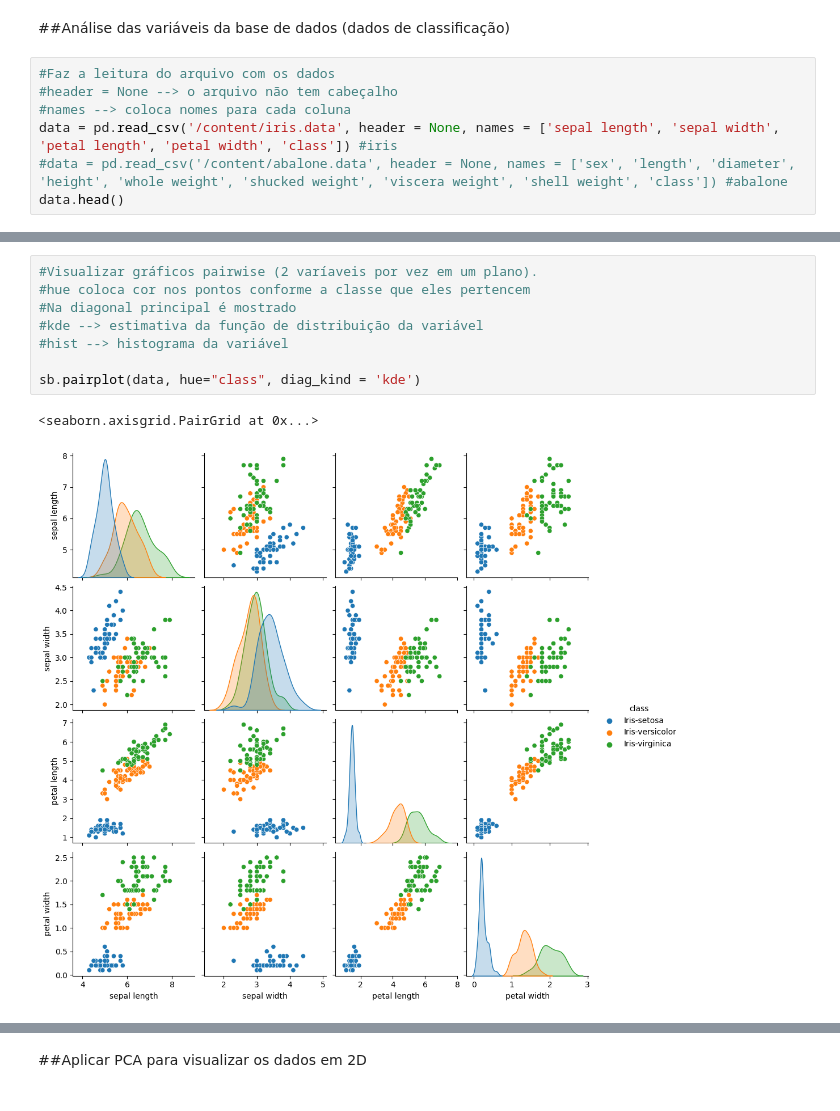
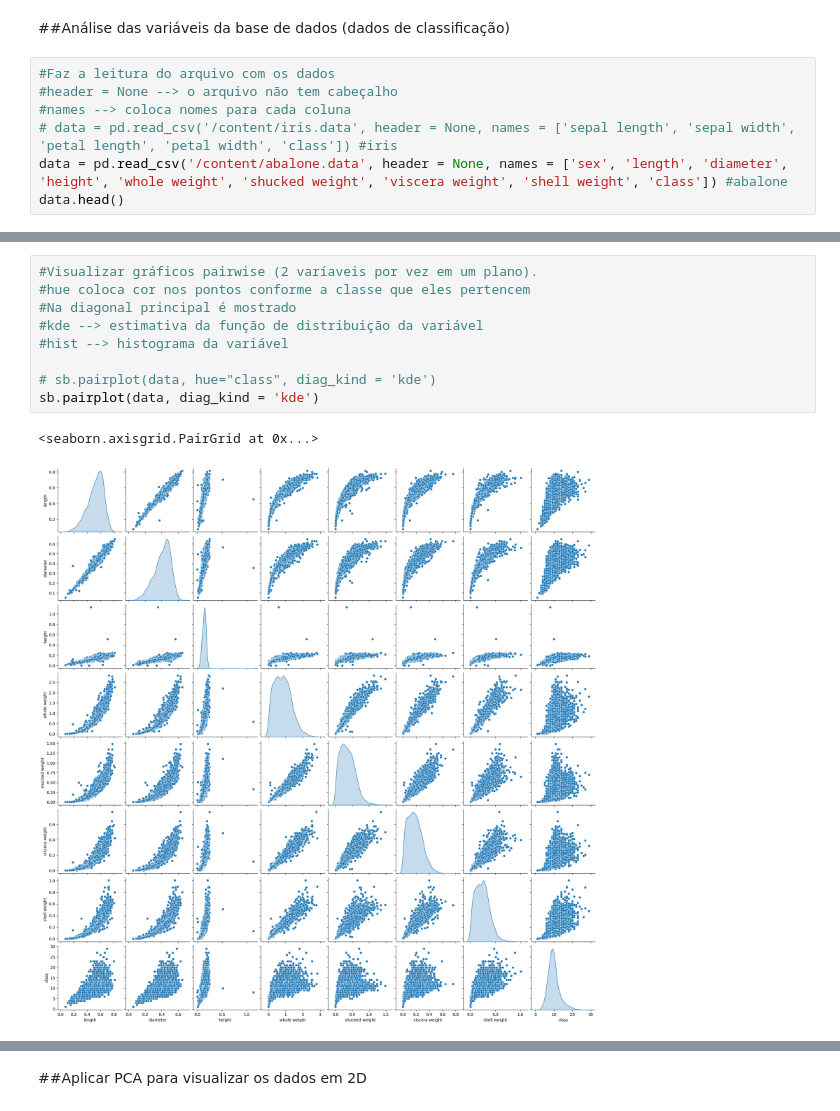
Before and after one commit to Harmonia2Side/machine-learning-laboratory-2023-2, a Jupyter notebook: lab1/Aula_1.ipynb, the cells around one changed output, grey strips where cells are left out. Drawn from its saved outputs; the diff is of its cells as text.

```diff
--- a/lab1/Aula_1.ipynb
+++ b/lab1/Aula_1.ipynb
@@ -33,7 +33,7 @@ import seaborn as sb
 #Faz a leitura do arquivo com os dados
 #header = None --> o arquivo não tem cabeçalho
 #names --> coloca nomes para cada coluna
-data = pd.read_csv('/content/iris.data', header = None, names = ['sepal length', 'sepal width', 'petal length', 'petal width', 'class']) #iris
-#data = pd.read_csv('/content/abalone.data', header = None, names = ['sex', 'length', 'diameter', 'height', 'whole weight', 'shucked weight', 'viscera weight', 'shell weight', 'class']) #abalone
+# data = pd.read_csv('/content/iris.data', header = None, names = ['sepal length', 'sepal width', 'petal length', 'petal width', 'class']) #iris
+data = pd.read_csv('/content/abalone.data', header = None, names = ['sex', 'length', 'diameter', 'height', 'whole weight', 'shucked weight', 'viscera weight', 'shell weight', 'class']) #abalone
 data.head()
 # %% [output]
@@ -118,14 +116,15 @@ sb.catplot(y = 'sepal length', x = 'class', kind = 'box', data = data) #iris
 # %%
 #Visualizar gráficos pairwise (2 varíaveis por vez em um plano).
 #hue coloca cor nos pontos conforme a classe que eles pertencem
 #Na diagonal principal é mostrado
 #kde --> estimativa da função de distribuição da variável
 #hist --> histograma da variável
 
-sb.pairplot(data, hue="class", diag_kind = 'kde')
+# sb.pairplot(data, hue="class", diag_kind = 'kde')
+sb.pairplot(data, diag_kind = 'kde')
 # %% [output]
 <seaborn.axisgrid.PairGrid at 0x...>
-[figure, old version]
+[figure, new version]
 # %%
 #Mostrar o mapa de calor das variáveis
 sb.heatmap(data.iloc[:,faixa], cmap = 'Greens')
```
Also changed, not shown: parts of 19 cells of this notebook.
